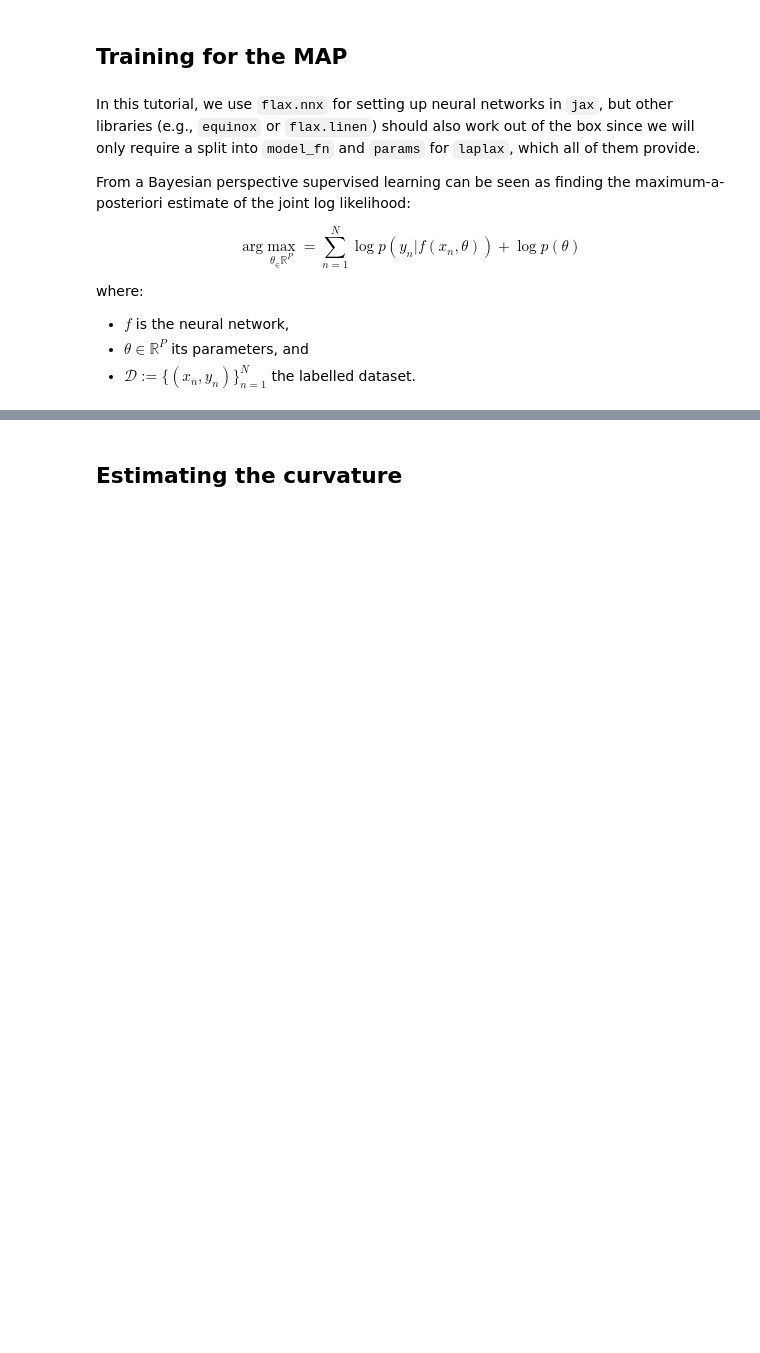
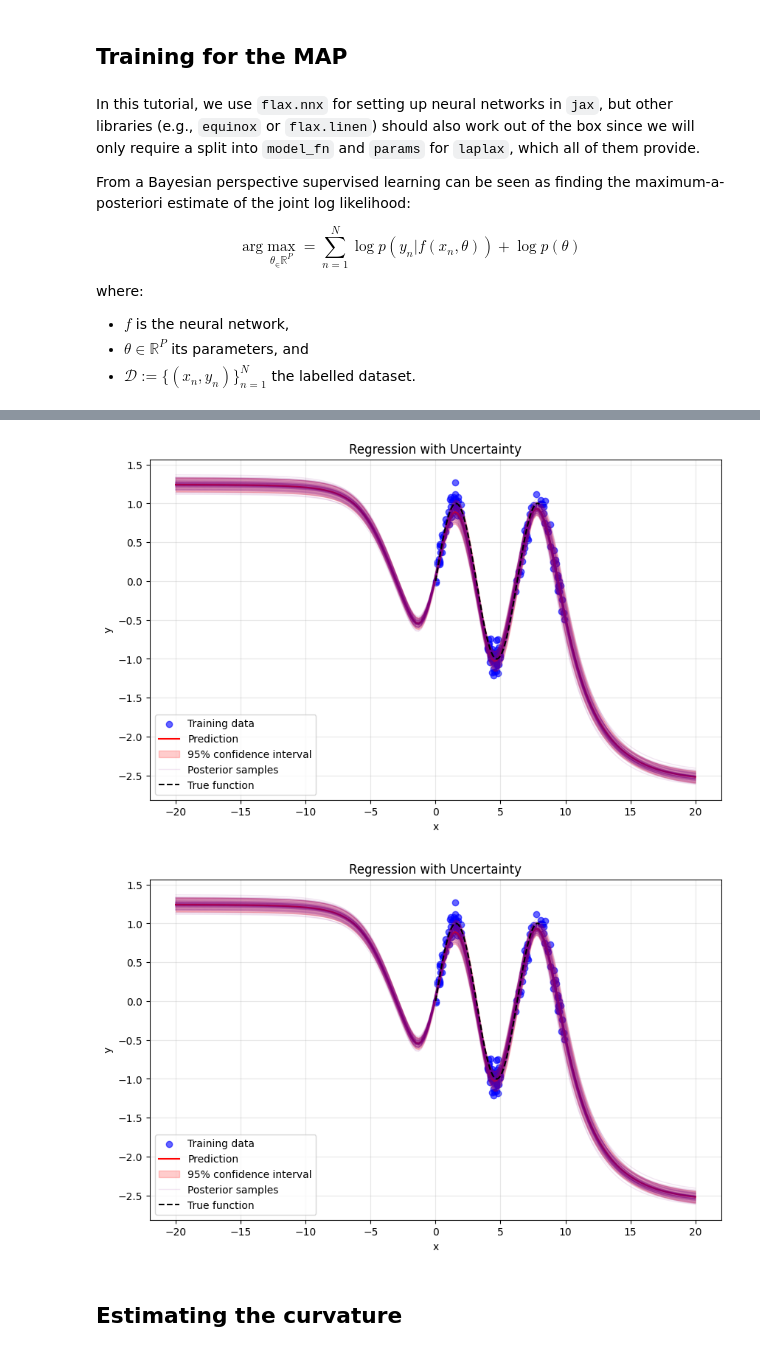
Before and after one commit to lenardrommel/laplax, a Jupyter notebook: examples/0001_laplax_for_regression.ipynb, the cells around one changed output, grey strips where cells are left out. Saved outputs shown, nothing was run; the diff lists cells and outputs as text; code cells hidden in the pictures; blank space fills up the shorter version.

```diff
--- a/examples/0001_laplax_for_regression.ipynb
+++ b/examples/0001_laplax_for_regression.ipynb
@@ -51 +78,9 @@ where:
+# %%
+kernel_per = gpx.kernels.Periodic(lengthscale=1.0, period=6.0)
+kernel_mat52 = gpx.kernels.Matern52(lengthscale=1.0, variance=0.25)
+kernel_mat12 = gpx.kernels.Matern12(lengthscale=0.25, variance=0.0001)
+
+kernel_time = gpx.kernels.ProductKernel([kernel_per, kernel_mat52])
+
+kernel = gpx.kernels.SumKernel([kernel_time, kernel_mat12])
 # %%
@@ -112,0 +626,9 @@ Final loss: 0.8118
+# %%
+uT_ggn_u = u.T @ ggn_linop
+_eigvals, _eigvecs = jnp.linalg.eigh(jnp.diag(s**2) + uT_ggn_u)
+tol = 0 #eps * (_eigvals.max()**0.5) * s.shape[0]
+eigvals = _eigvals[_eigvals > tol] # for pseudo-inversion
+eigvecs = _eigvecs[:, _eigvals > tol]
+print("eigvals", eigvals.shape, "eigvecs", eigvecs.shape)
+eigvals = jnp.flip(eigvals, axis=0)
+eigvecs = jnp.flip(eigvecs, axis=1)
@@ -113,3 +686,62 @@ Final loss: 0.8118
+# %%
+from functools import partial
+from laplax.curv.cov import Posterior
+from laplax.curv.cov import PosteriorState
+from plotting import plot_regression_with_uncertainty
+from laplax.eval.pushforward import set_lin_pushforward
+from laplax.eval.pushforward import (
+    lin_pred_mean,
+    lin_pred_std,
+    lin_pred_var,
+    lin_samples,
+    lin_setup,
+    set_lin_pushforward,
+)
+posterior_state: PosteriorState = {"scale_sqrt": cov_sqrt}
+flatten, unflatten = laplax.util.flatten.create_pytree_flattener(params)
+posterior = Posterior(
+    state=posterior_state,
+    cov_mv=lambda state: lambda x: unflatten(
+        state["scale_sqrt"] @ state["scale_sqrt"].T @ flatten(x)
+    ),
+    scale_mv=lambda state: lambda x: unflatten(state["scale_sqrt"] @ x),
+    rank=cov_sqrt.shape[1],
+)
+
+posterior_fn = lambda *args, **kwargs: posterior  # noqa: E731
+
+set_prob_predictive = partial(
+    set_lin_pushforward,
+    model_fn=model_fn,
+    mean_params=params,
+    posterior_fn=posterior_fn,
+    pushforward_fns=[
+        lin_setup,
+        lin_pred_mean,
+        lin_pred_var,
+        lin_pred_std,
+        lin_samples,
+    ],
+    key=jax.random.key(35892),
+    num_samples=100,
+)
+
+prob_predictive = set_prob_predictive(
+    prior_arguments={},
+)
+X_pred = jnp.linspace(-20, 20, 200).reshape(-1, 1)
+pred = jax.vmap(prob_predictive)(X_pred)
+plot_regression_with_uncertainty(
+        X_train=data["input"],
+        y_train=data["target"],
+        X_pred=X_pred,
+        y_pred=pred["pred_mean"][:, 0],
+        y_std=jnp.sqrt(pred["pred_var"][:, 0]),
+        y_samples=pred["samples"],
+    )
+# %% [output]
+[figure, added]
+[figure, added]
 # %% [markdown]
 ## Estimating the curvature
 # %% [markdown]
```
Also changed, not shown: parts of 19 cells of this notebook, 34 other files.
